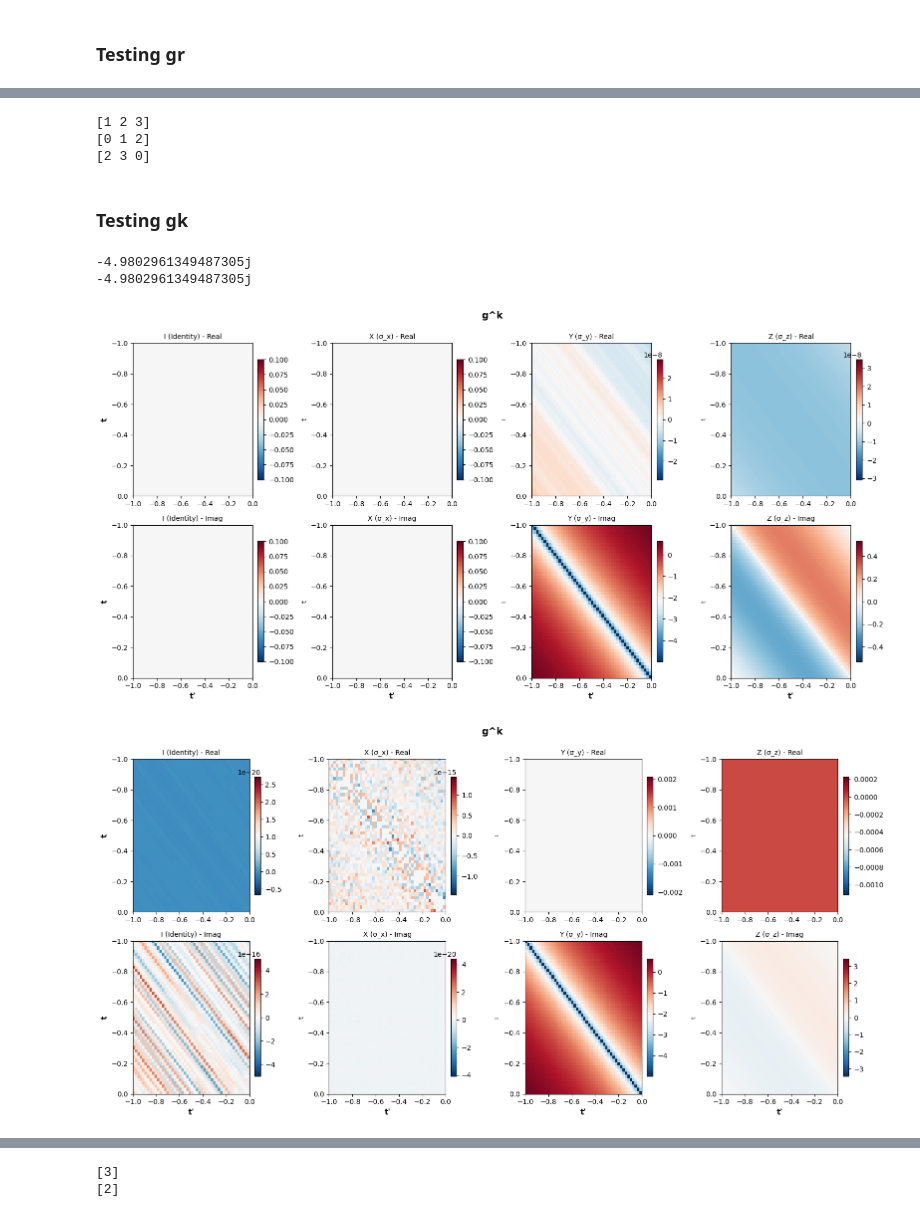
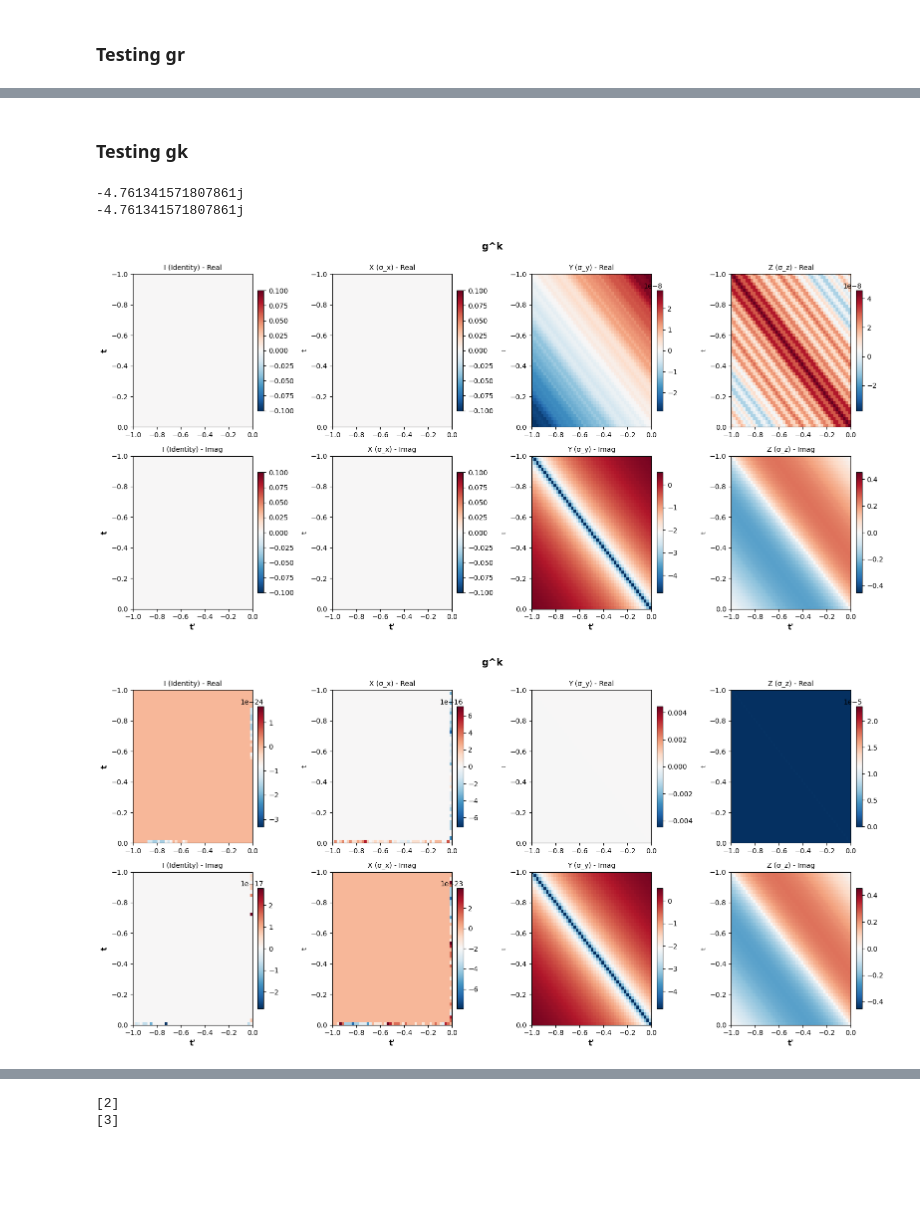
Before and after one commit to j-curtis/psBQP, a Jupyter notebook: code_testing.ipynb, the cells around one changed output, grey strips where cells are left out. Saved outputs shown, nothing was run; the diff lists cells and outputs as text; code cells hidden in the pictures; blank space fills up the shorter version.

```diff
--- a/code_testing.ipynb
+++ b/code_testing.ipynb
@@ -600,45 +611,19 @@ plot_nambu_components(state_1.gr - initial_state.gr, evolution.time_grid, 'g^r')
-# %%
-a = np.array([1,2,3])
-print(a)
-
-def shift(data, shift=1, axis=0):
-    actual_axis = axis
-    shifted_data = np.roll(data, shift=shift, axis=actual_axis)
-
-    if shift > 0:
-        slices = [slice(None)] * data.ndim
-        slices[actual_axis] = slice(0, shift)
-        shifted_data[tuple(slices)] = 0.0
-    elif shift < 0:
-        slices = [slice(None)] * data.ndim
-        slices[actual_axis] = slice(shift, None)
-        shifted_data[tuple(slices)] = 0.0
-
-    return shifted_data
-
-
-print(shift(a, shift=1, axis=0))
-print(shift(a, shift=-1, axis=0))
-# %% [output]
-[1 2 3]
-[0 1 2]
-[2 3 0]
 # %% [markdown]
 ### Testing gk
 # %%
 print(initial_state.gk.trace(2)[-1,-1]/2)
 print(state_1.gk.trace(2)[-1,-1]/2)
 #plot_nambu_components(initial_state.gk, evolution.time_grid, 'g^k')#, tprime_lim= (-1,0), t_lim= (-1,0))
 plot_nambu_components(initial_state.gk, evolution.time_grid, 'g^k', tprime_lim= (-1,0), t_lim= (-1,0))
 
 plot_nambu_components(state_1.gk, evolution.time_grid, 'g^k', tprime_lim= (-1,0), t_lim= (-1,0))#, t_lim= (-4,0), tprime_lim=(-4,0))
 #plot_nambu_components(state_2.gk, evolution.time_grid, 'g^k')#, t_lim= (-4,0), tprime_lim=(-4,0))
-plot_nambu_components(state_1.gk - initial_state.gk, evolution.time_grid, 'g^k', t_lim= (-1,0), tprime_lim=(-1,0), vmin=-0.25, vmax=0.25)
+plot_nambu_components(state_1.gk - initial_state.gk, evolution.time_grid, 'g^k', t_lim= (-1,0),tprime_lim=(-1,0))#, , vmin=-0.005, vmax=0.005)
 #plot_nambu_components(state_2.gk - state_1.gk, evolution.time_grid, 'g^k')#, t_lim= (-4,0), tprime_lim=(-4,0)
 
-plot_nambu_components(state_1.gk - initial_state.gk, evolution.time_grid, 'g^k', t_lim= (-10,0), tprime_lim=(-1,0), vmin=-0.25, vmax=0.25)
+plot_nambu_components(state_1.gk - initial_state.gk, evolution.time_grid, 'g^k', t_lim= (-32,0), tprime_lim=(-1,0), vmin=-0.25, vmax=0.25)
 # %% [output]
--4.9802961349487305j
--4.9802961349487305j
+-4.761341571807861j
+-4.761341571807861j
-[figure, old version]
+[figure, new version]
-[figure, old version]
+[figure, new version]
@@ -654,9 +639,9 @@ tau3 = NambuKeldyshTensor(1.0, pauli_channel=3)
 
 #plot_nambu_components(state.gk - initial_state.gk, evolution.time_grid, 'g^k')
 # %%
-a = [1,2,3]
-print(a[-1:])
-print(a[1:2])
+a = np.array([1,2,3])
+print(a[-2:-1])
+print(a[-1:None])
 # %% [output]
+[2]
 [3]
-[2]
```
Also changed, not shown: parts of 8 cells of this notebook, 7 other files.
